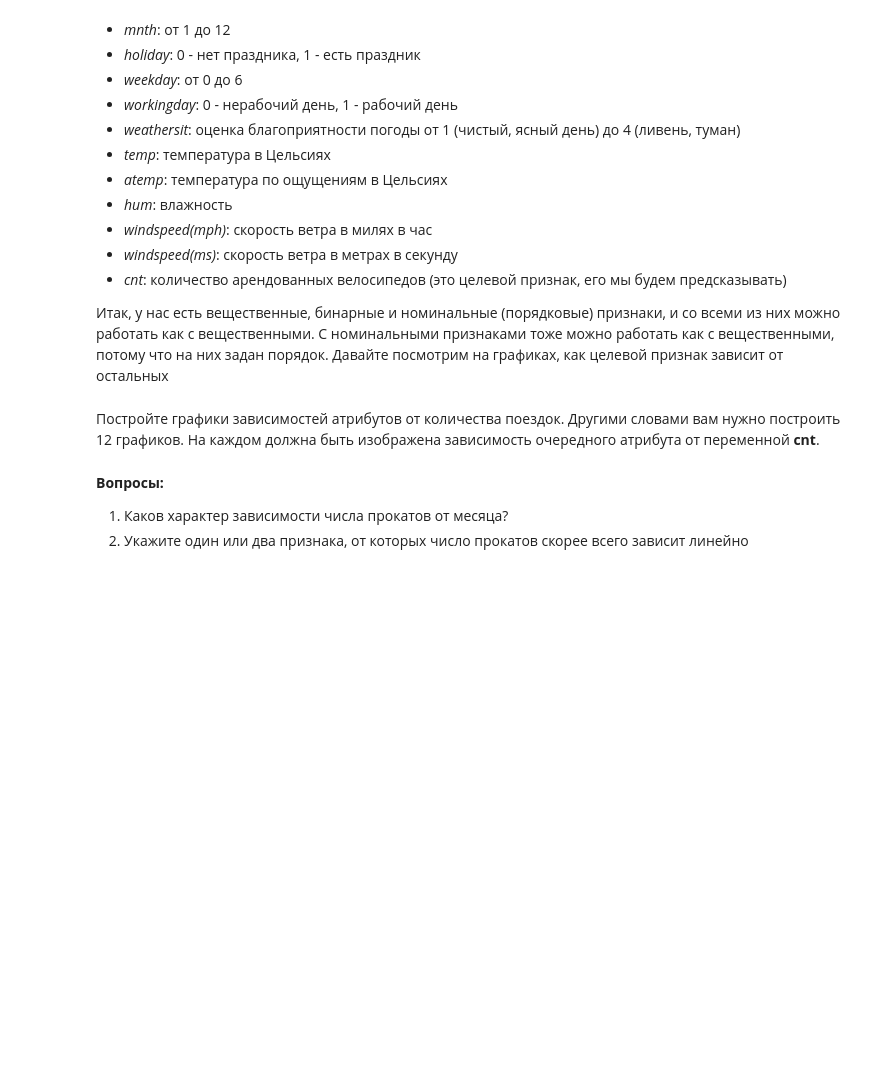
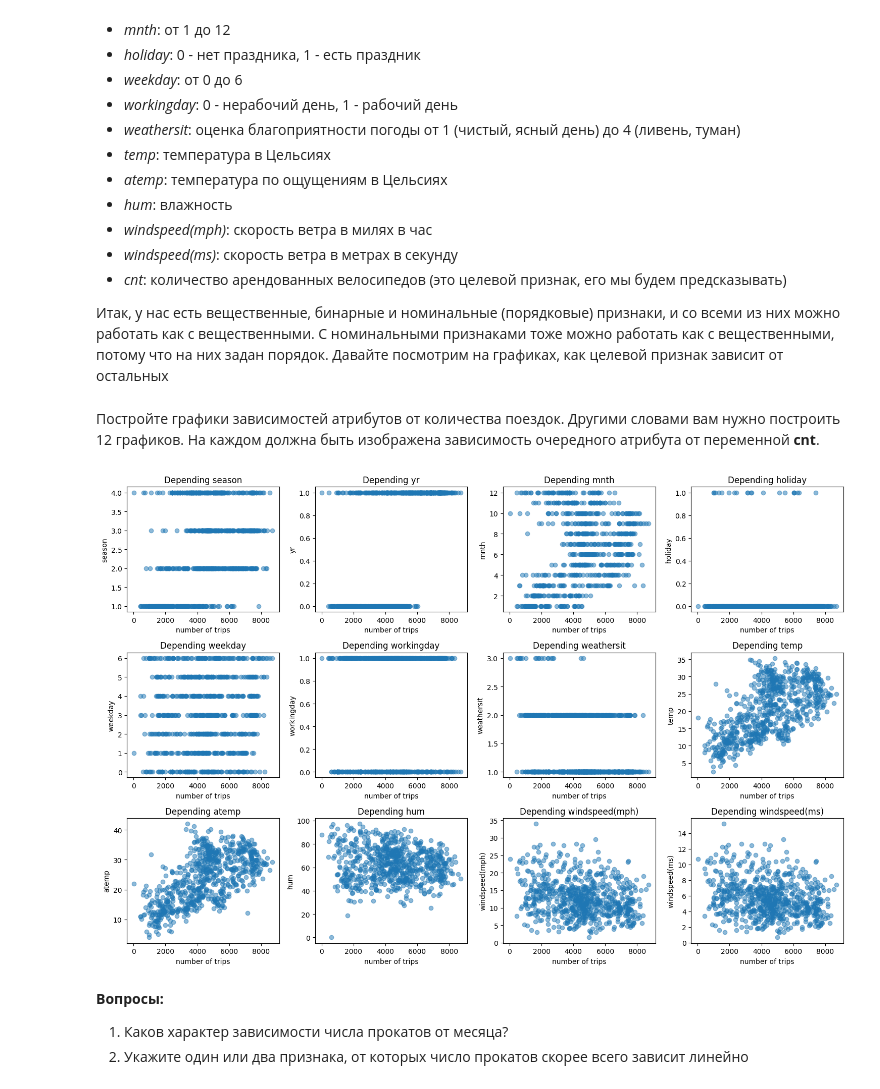
Before and after one commit to Kostiantyn-Liapkalo/linear_model_retraining, a Jupyter notebook: hw_4.ipynb, the cells around one changed output. Saved outputs shown, nothing was run; the diff lists cells and outputs as text; code cells hidden in the pictures; blank space fills up the shorter version.

```diff
--- a/hw_4.ipynb
+++ b/hw_4.ipynb
@@ -49,3 +49,16 @@ df.head()
 # %%
 attributes = ['season', 'yr', 'mnth', 'holiday', 'weekday', 'workingday', 'weathersit', 'temp', 'atemp', 'hum', 'windspeed(mph)', 'windspeed(ms)']
 fig, axs = plt.subplots(3, 4, figsize=(15, 10))
+
+for i, attribute in enumerate(attributes):
+  row = i // 4
+  col = i % 4
+  axs[row, col].scatter(df['cnt'], df[attribute], alpha=0.5)
+  axs[row, col].set_xlabel('number of trips')
+  axs[row, col].set_ylabel(attribute)
+  axs[row, col].set_title(f'Depending {attribute}')
+
+plt.tight_layout()
+plt.show()
+# %% [output]
+[figure, added]
```
Also changed, not shown: parts of 10 cells of this notebook.
